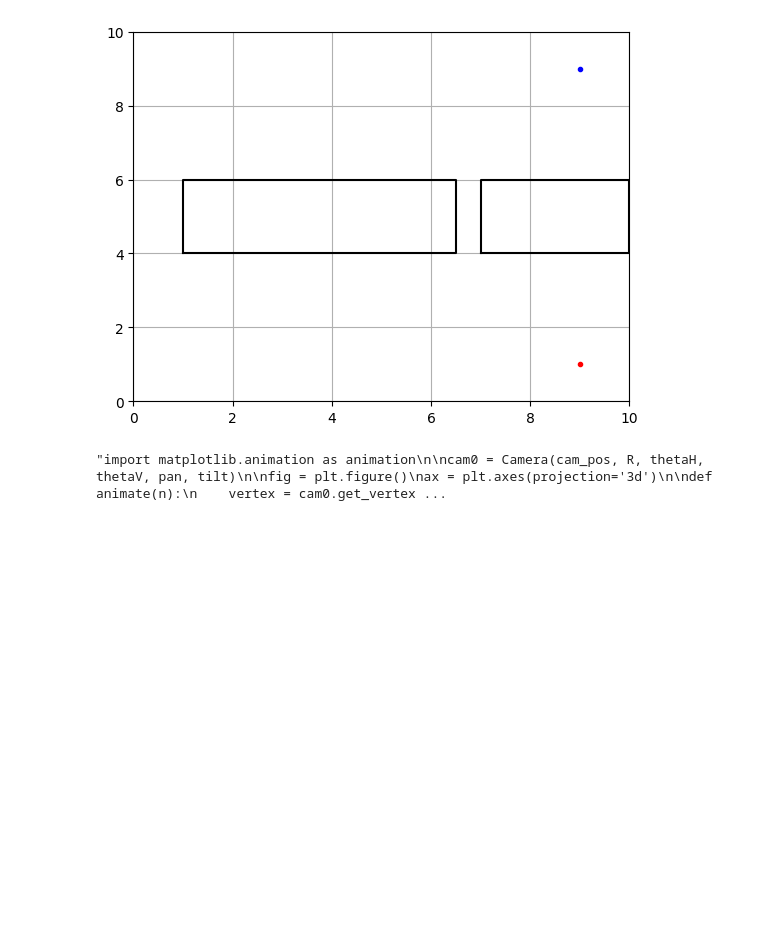
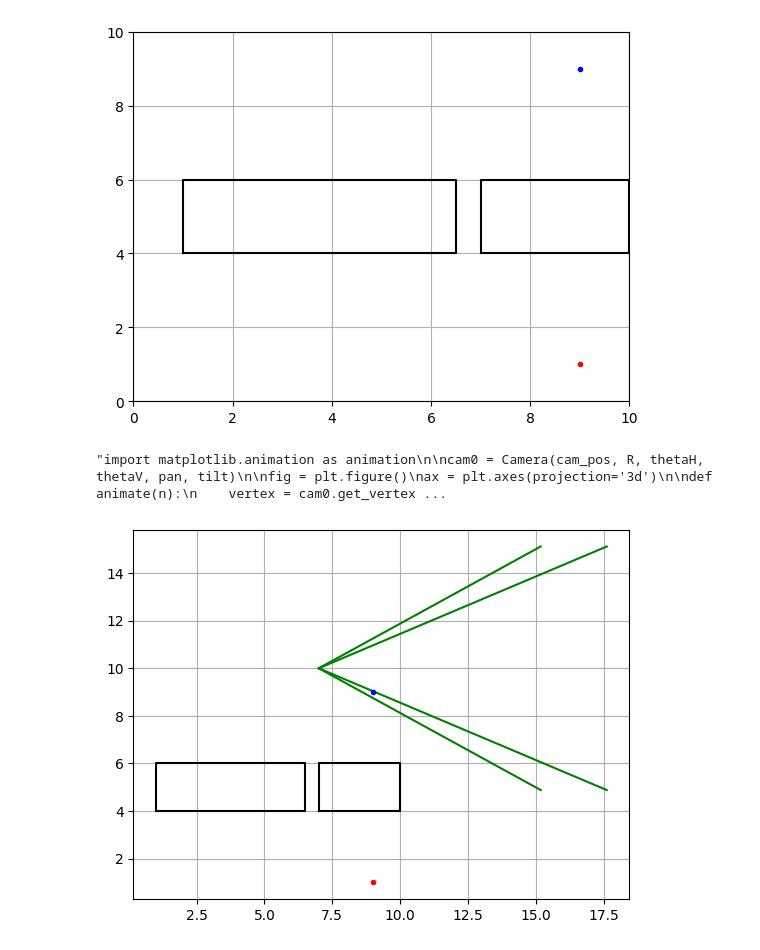
Before and after one commit to jeffersonkim97/cognis_UAM, a Jupyter notebook: script/3D/3DRRT.ipynb, the cells around one changed output. Cells and saved outputs as stored; diff of their text form; code cells hidden in the pictures; blank space fills up the shorter version.

```diff
--- a/script/3D/3DRRT.ipynb
+++ b/script/3D/3DRRT.ipynb
@@ -322,3 +325,35 @@ cam0 = Camera(cam_pos, R, thetaH, thetaV, pan, tilt)
+# %%
+fig = plt.figure()
+ax = plt.axes()
+
+for nb in range(building['nb']):
+    b = building[str(nb)]['Polygon']
+    bx = []
+    by = []
+    bz = []
+    for i in range(len(b)+1):
+        if i < len(b):
+            bx.append(b[i][0])
+            by.append(b[i][1])
+            bz.append(building[str(nb)]['height'])
+        else:
+            bx.append(b[i-len(b)][0])
+            by.append(b[i-len(b)][1])
+            bz.append(building[str(nb)]['height'])
+    ax.plot(bx, by, '-k')
+
+camera_vertex = cam0.get_vertex(0)
+for i in range(4):
+    temp = camera_vertex[str(i)]
+    ax.plot([cam_pos[0], temp[0][0]], [cam_pos[1], temp[1][0]], '-g')
+
+ax.plot(x0[0], x0[1], '.r')
+ax.plot(xf[0], xf[1], '.b')
+#ax.set_xlim(map_size[0], map_size[1])
+#ax.set_ylim(map_size[2], map_size[3])
+plt.grid()
+# %% [output]
+[figure, added]
 # %%
 fig = plt.figure()
 ax = plt.axes(projection='3d')
```
Also changed, not shown: parts of 9 cells of this notebook.
